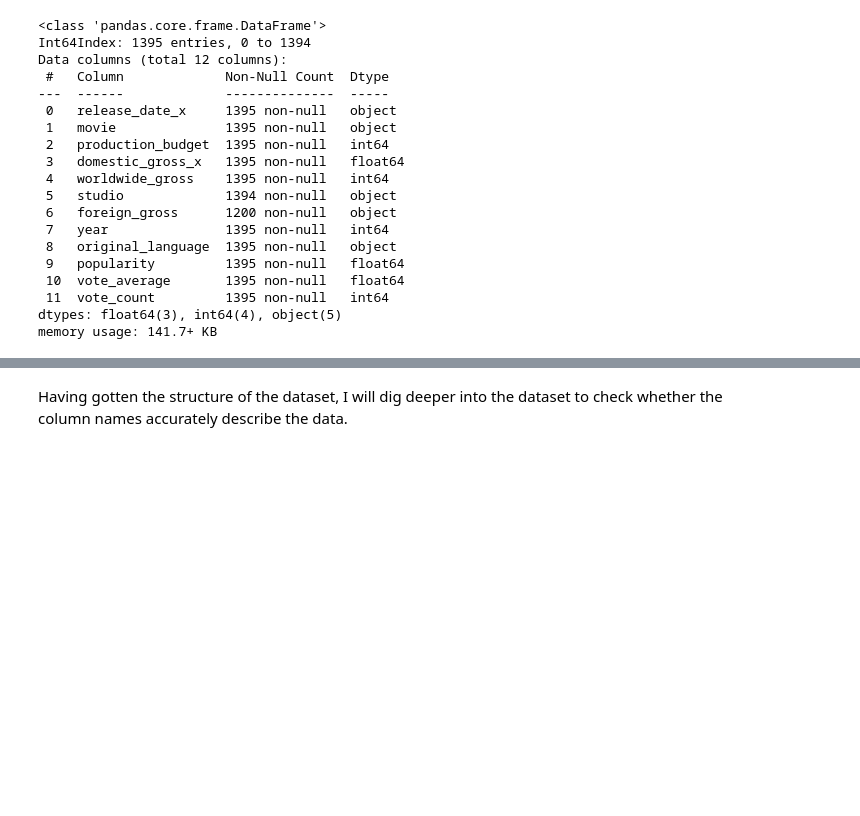
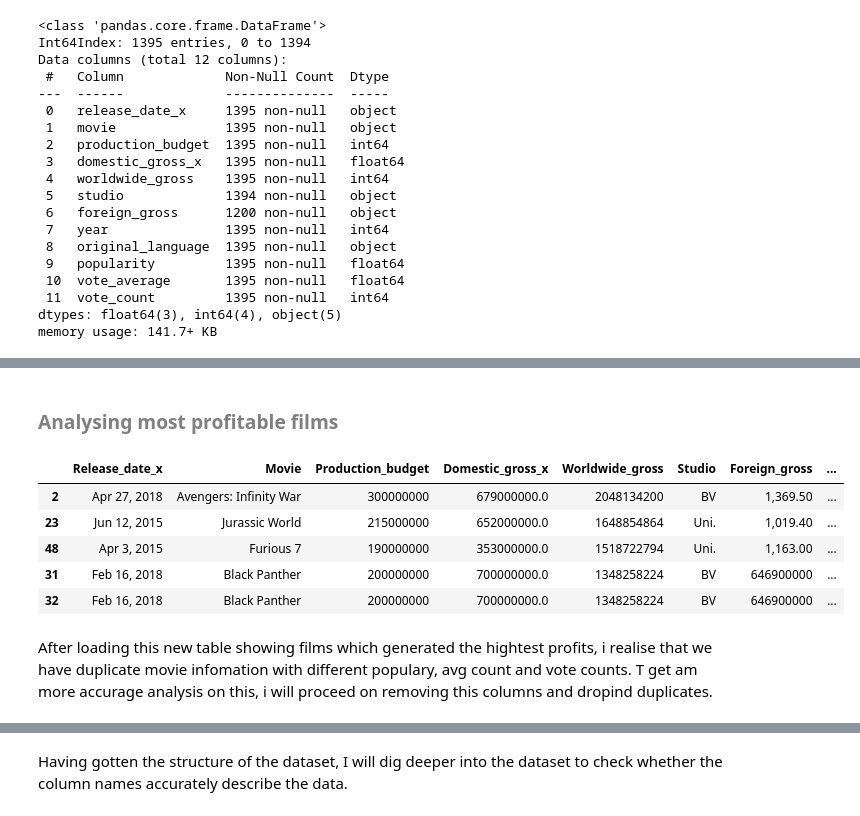
Before and after one commit to ruth-kitasi/Microsoft-movie-studio-project, a Jupyter notebook: index.ipynb, the cells around one changed output, grey strips where cells are left out. Drawn from its saved outputs; the diff is of its cells as text; code cells hidden in the pictures; blank space fills up the shorter version.

```diff
--- a/index.ipynb
+++ b/index.ipynb
@@ -267,0 +282,5 @@ df.head()
+# %%
+#after deleting duplicates.
+
+data_with_deleted_duplicate = df.drop_duplicates()
+data_with_deleted_duplicate.info()
@@ -267,0 +307,4 @@ df.head()
+# %%
+#creating a copy of the data with no deleted duplicates
+df = data_with_deleted_duplicate
+new_df.info()
@@ -267,0 +341,26 @@ df.head()
+# %% [markdown]
+### <font color=gray>Analysing most profitable films</font>
+# %%
+#creating a copy of the dataframe to calculate for profitability.
+
+df = df.copy()
+
+# Create a new column to calculate the most profitable films using .loc
+
+df.loc[:, 'Film_by_profitability'] = df['Worldwide_gross'] - df['Production_budget']
+
+# Sort the DataFrame by profit in descending order
+profitable_films = df.sort_values(by='Film_by_profitability', ascending=False)
+
+
+profitable_films.head()
+# %% [output]
+|  | Release_date_x | Movie | Production_budget | Domestic_gross_x | Worldwide_gross | Studio | Foreign_gross | ... |
+| 2 | Apr 27, 2018 | Avengers: Infinity War | 300000000 | 679000000.0 | 2048134200 | BV | 1,369.50 | ... |
+| 23 | Jun 12, 2015 | Jurassic World | 215000000 | 652000000.0 | 1648854864 | Uni. | 1,019.40 | ... |
+| 48 | Apr 3, 2015 | Furious 7 | 190000000 | 353000000.0 | 1518722794 | Uni. | 1,163.00 | ... |
+| 31 | Feb 16, 2018 | Black Panther | 200000000 | 700000000.0 | 1348258224 | BV | 646900000 | ... |
+| 32 | Feb 16, 2018 | Black Panther | 200000000 | 700000000.0 | 1348258224 | BV | 646900000 | ... |
+# %% [markdown]
+After loading this new table showing films which generated the hightest profits, i realise that we have duplicate movie infomation with different populary, avg count and vote counts.
+T get am more accurage analysis on this, i will proceed  on removing this columns and dropind duplicates.
```
Also changed, not shown: parts of 14 cells of this notebook.
